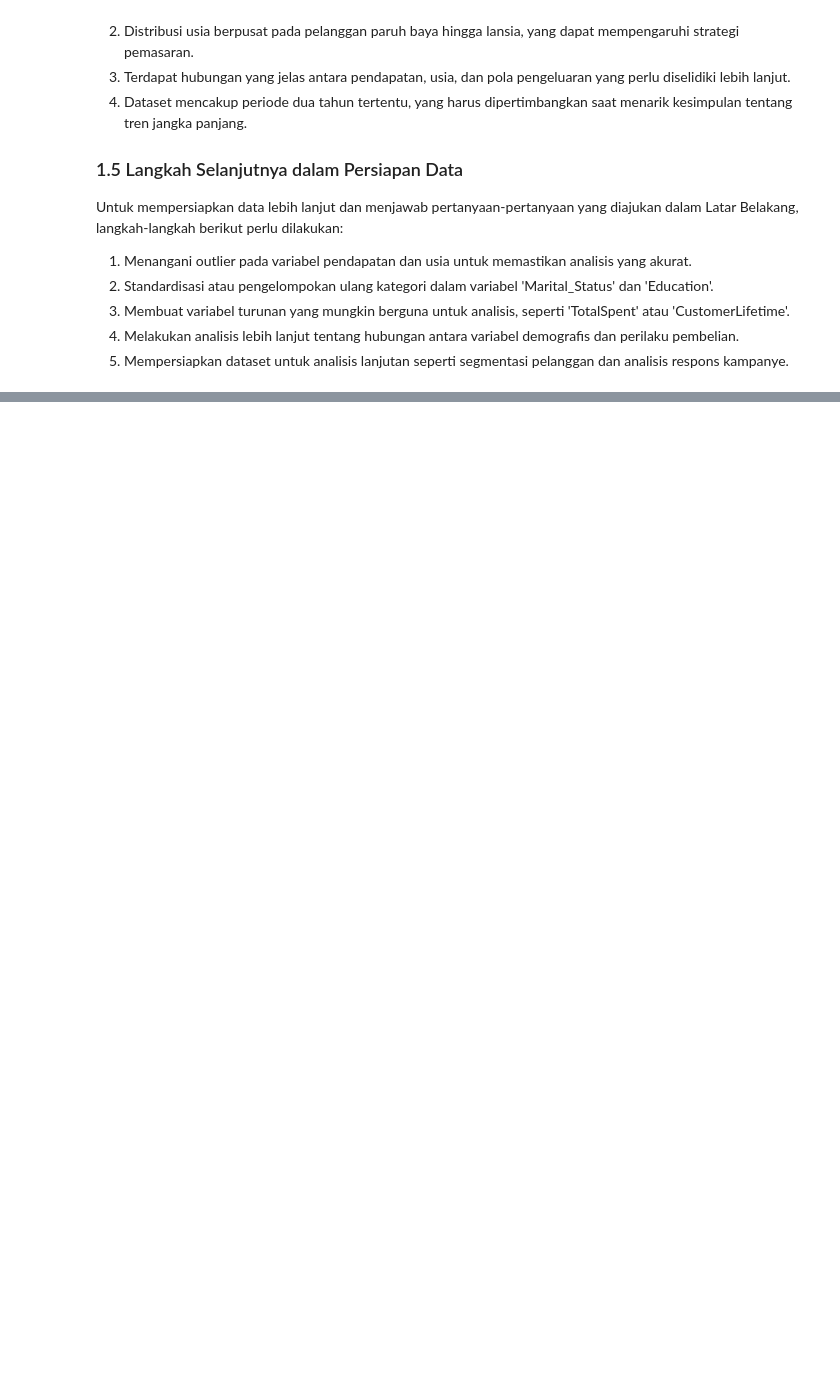
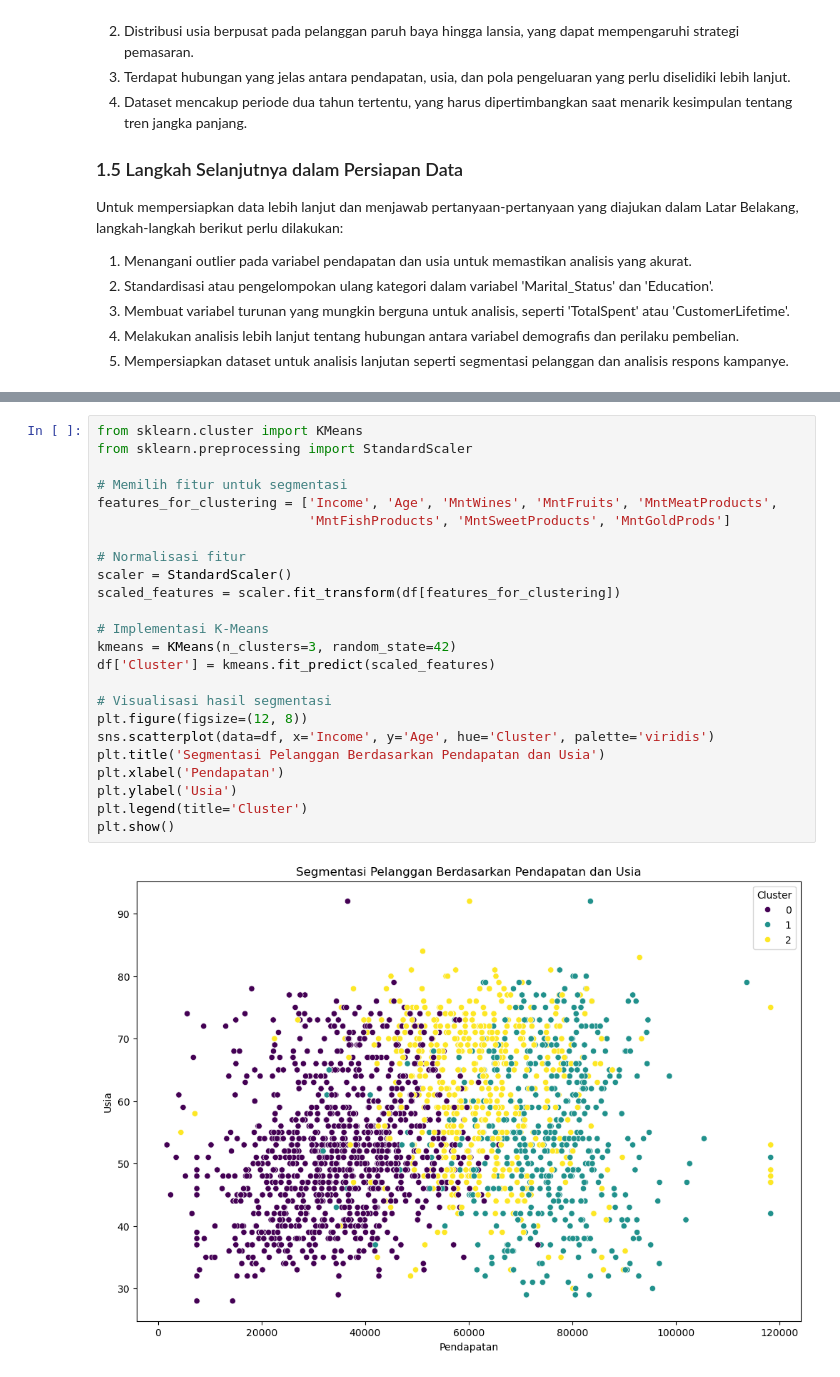
Before and after one commit to rymanalu/purwadhika-capstone-project-2, a Jupyter notebook: Capstone Project Module 2.ipynb, the cells around one changed output, grey strips where cells are left out. Cells and saved outputs as stored; diff of their text form; blank space fills up the shorter version.

```diff
--- a/Capstone Project Module 2.ipynb
+++ b/Capstone Project Module 2.ipynb
@@ -214,0 +441,26 @@ Untuk mempersiapkan data lebih lanjut dan menjawab pertanyaan-pertanyaan yang di
+# %%
+from sklearn.cluster import KMeans
+from sklearn.preprocessing import StandardScaler
+
+# Memilih fitur untuk segmentasi
+features_for_clustering = ['Income', 'Age', 'MntWines', 'MntFruits', 'MntMeatProducts',
+                           'MntFishProducts', 'MntSweetProducts', 'MntGoldProds']
+
+# Normalisasi fitur
+scaler = StandardScaler()
+scaled_features = scaler.fit_transform(df[features_for_clustering])
+
+# Implementasi K-Means
+kmeans = KMeans(n_clusters=3, random_state=42)
+df['Cluster'] = kmeans.fit_predict(scaled_features)
+
+# Visualisasi hasil segmentasi
+plt.figure(figsize=(12, 8))
+sns.scatterplot(data=df, x='Income', y='Age', hue='Cluster', palette='viridis')
+plt.title('Segmentasi Pelanggan Berdasarkan Pendapatan dan Usia')
+plt.xlabel('Pendapatan')
+plt.ylabel('Usia')
+plt.legend(title='Cluster')
+plt.show()
+# %% [output]
+[figure, added]
```
Also changed, not shown: parts of 16 cells of this notebook.
